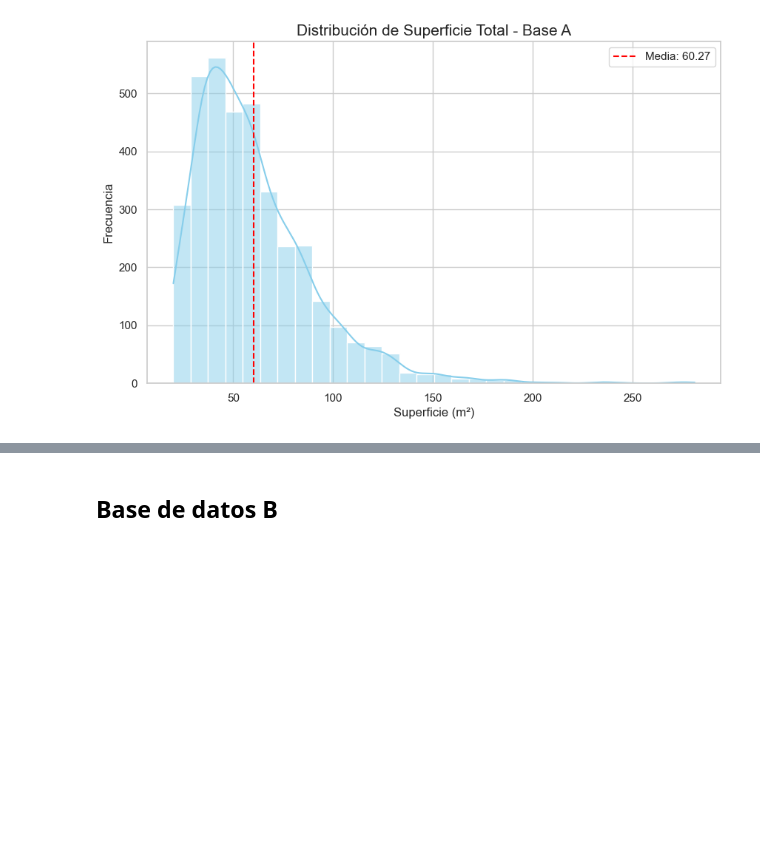
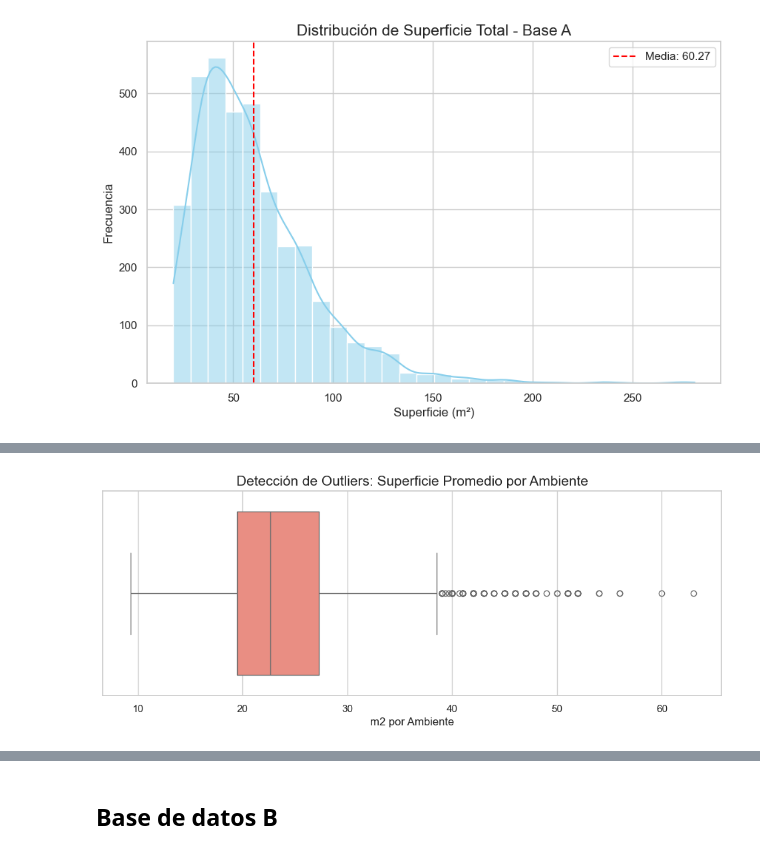
Before and after one commit to Belc-da/prueba-tecnica-ds-propiedata, a Jupyter notebook: notebooks/01_limpieza.ipynb, the cells around one changed output, grey strips where cells are left out. Cells and saved outputs as stored; diff of their text form; code cells hidden in the pictures; blank space fills up the shorter version.

```diff
--- a/notebooks/01_limpieza.ipynb
+++ b/notebooks/01_limpieza.ipynb
@@ -226,2 +346,9 @@ print("Tipos en A:", a['tipo'].unique())
+# %%
+
+a['superficie_total'] = pd.to_numeric(a['superficie_total'], errors='coerce')
+a['superficie_cubierta'] = pd.to_numeric(a['superficie_cubierta'], errors='coerce')
+
+a['superficie_cubierta'] = a['superficie_cubierta'].fillna(a['superficie_total'])
+a['superficie_cubierta'] = np.where(a['superficie_cubierta'] == 0, a['superficie_total'], a['superficie_cubierta'])
 # %%
 print("Tipos en A:", a['ambientes'].unique())
@@ -229,0 +361,18 @@ print("Tipos en A:", a['antiguedad'].unique())
+# %%
+def limpiar_ambientes(valor):
+    if pd.isna(valor):
+        return np.nan
+
+ #Se sacan los strings "amb."
+    solo_numeros = re.sub(r'[^\d]', '', str(valor))
+
+    if solo_numeros == '':
+        return np.nan
+
+    return int(solo_numeros)
+
+
+a['ambientes_num'] = a['ambientes'].apply(limpiar_ambientes)
+
+# Verificación los resultados únicos
+print("Nuevos valores en ambientes_num:", sorted(a['ambientes_num'].dropna().unique()))
@@ -229,0 +381,4 @@ print("Tipos en A:", a['antiguedad'].unique())
+# %%
+#Imputación: Ante muchos registros sin el dato de superficie_cubierta, usamos la superficie_total
+a['superficie_cubierta'] = a['superficie_cubierta'].fillna(a['superficie_total'])
+a['superficie_cubierta'] = np.where(a['superficie_cubierta'] <= 0, a['superficie_total'], a['superficie_cubierta'])
@@ -229,0 +405,14 @@ print("Tipos en A:", a['antiguedad'].unique())
+# %%
+# Se crea la variable superficio promedio por ambiente para ver si hay datos irracionales en cuanto a la relación cantidad de ambientes, superficie cubierta
+a['superficie_promedio_ambiente'] = a['superficie_cubierta'] / a['ambientes_num']
+
+plt.figure(figsize=(12, 4))
+
+#Se analizan posibles outliers
+sns.boxplot(x=a['superficie_promedio_ambiente'], color="salmon")
+
+plt.title('Detección de Outliers: Superficie Promedio por Ambiente', fontsize=15)
+plt.xlabel('m2 por Ambiente')
+plt.show()
+# %% [output]
+[figure, added]
```
Also changed, not shown: parts of 26 cells of this notebook, 1 other file.
